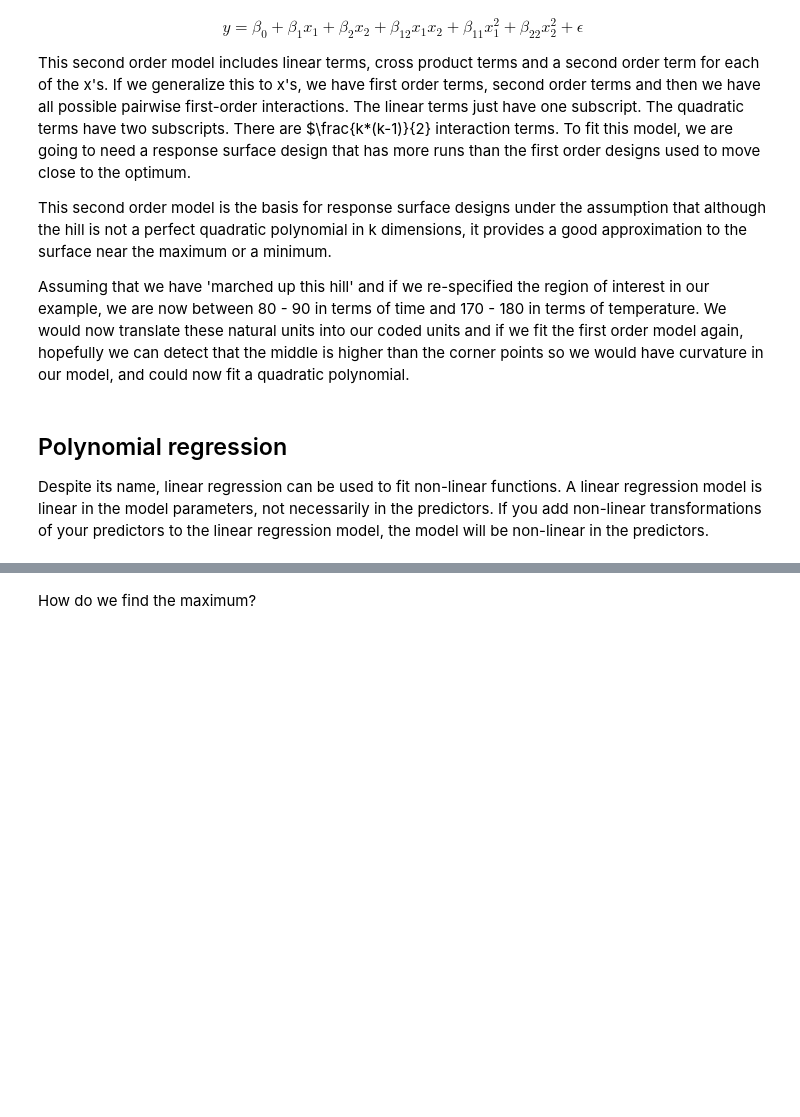
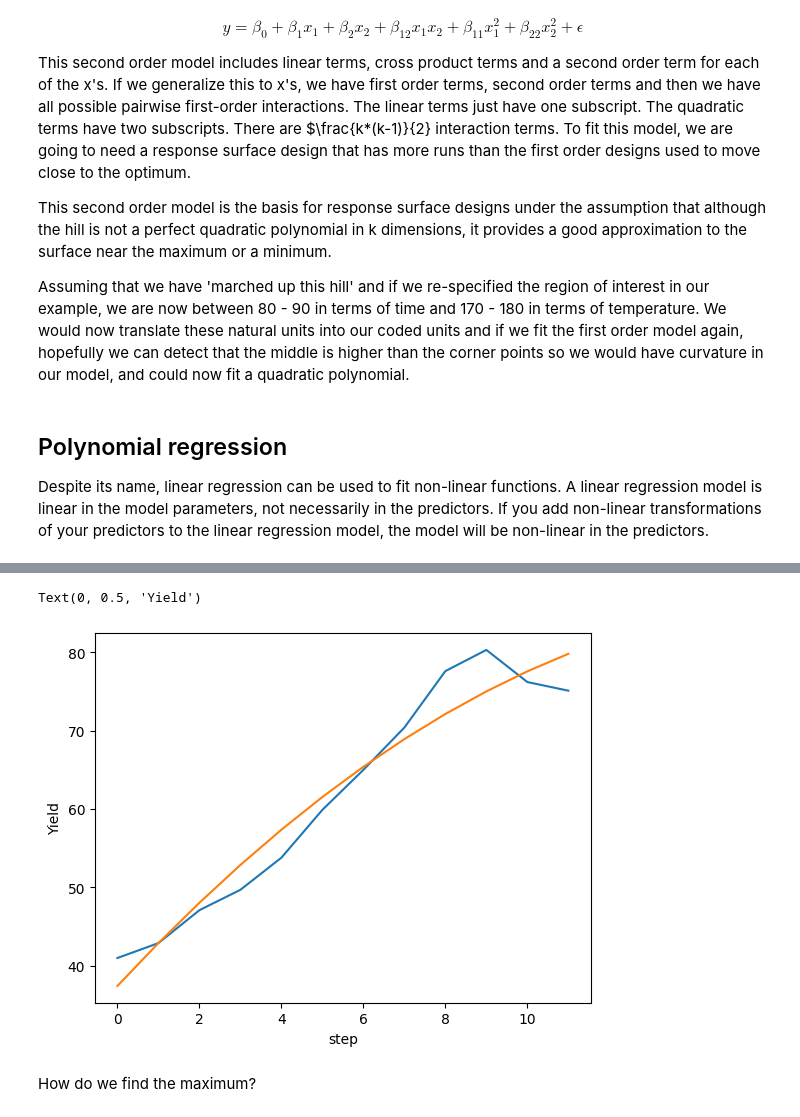
Before and after one commit to peterbmob/DHMVADoE, a Jupyter notebook: Excercises/rms-opt.ipynb, the cells around one changed output, grey strips where cells are left out. Cells and saved outputs as stored; diff of their text form; code cells hidden in the pictures; blank space fills up the shorter version.

```diff
--- a/Excercises/rms-opt.ipynb
+++ b/Excercises/rms-opt.ipynb
@@ -201,0 +346,16 @@ print(res2.summary())
+# %%
+Origin = [0,0]
+delta= [1.0,0.42]
+y=[41.0,42.9,47.1,49.7,53.8,59.9,65.0,70.4,77.6,80.3,76.2,75.1]
+
+march=[]
+for i in range(0,len(y)):
+    march.append((Origin[0]+(i+1)*delta[0],Origin[1]+(i+1)*delta[1]))
+
+March=pd.DataFrame(march,columns=['t', 'T'])
+ypred=res2.predict(March)
+
+March['y']=y
+March['ypred']=ypred
+
+March
@@ -202,2 +376,10 @@ print(res2.summary())
+# %%
+ax=March['y'].plot()
+ax=March['ypred'].plot()
+ax.set_xlabel("step")
+ax.set_ylabel("Yield")
+# %% [output]
+Text(0, 0.5, 'Yield')
+[figure, added]
 # %% [markdown]
 How do we find the maximum?
```
Also changed, not shown: parts of 15 cells of this notebook.
